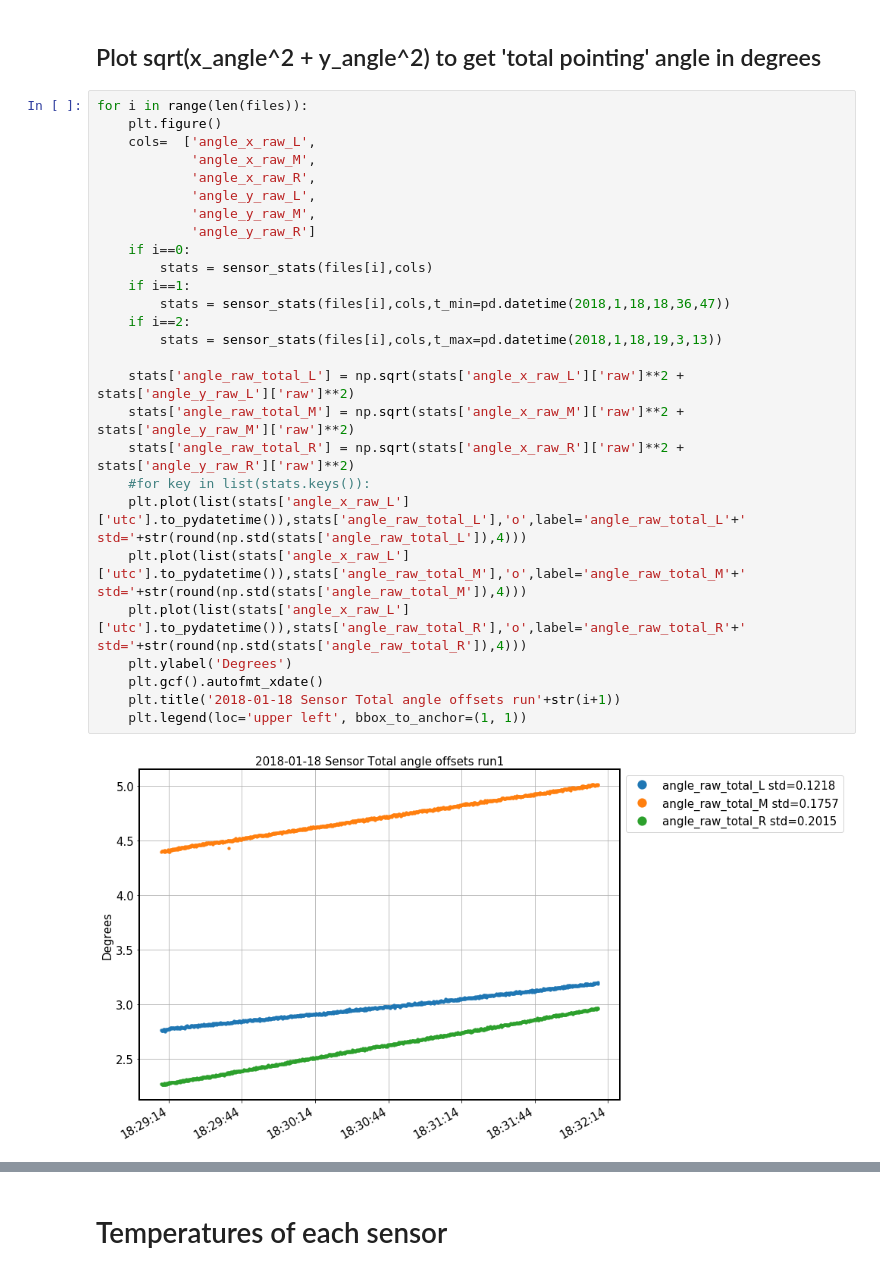
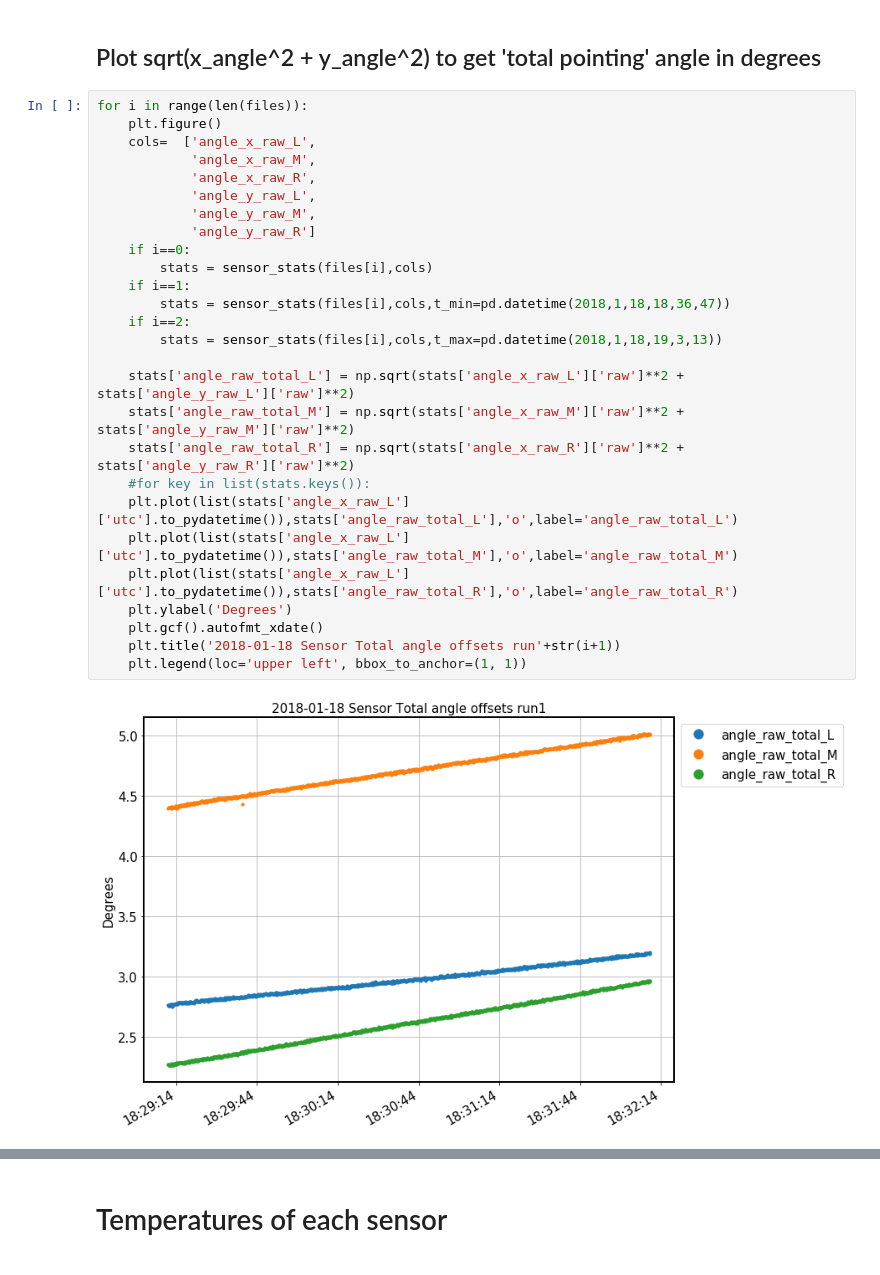
Before and after one commit to bpoche/GLO, a Jupyter notebook: tracking/sun_sensors/20180118_solar_sensor_precision_test1.ipynb, the cells around one changed output, grey strips where cells are left out. Cells and saved outputs as stored; diff of their text form.

```diff
--- a/tracking/sun_sensors/20180118_solar_sensor_precision_test1.ipynb
+++ b/tracking/sun_sensors/20180118_solar_sensor_precision_test1.ipynb
@@ -135,29 +135,29 @@ for i in range(len(files)):
 # %%
 for i in range(len(files)):
     plt.figure()
     cols=  ['angle_x_raw_L',
             'angle_x_raw_M',
             'angle_x_raw_R',
             'angle_y_raw_L',
             'angle_y_raw_M',
             'angle_y_raw_R']
     if i==0:
         stats = sensor_stats(files[i],cols)
     if i==1:
         stats = sensor_stats(files[i],cols,t_min=pd.datetime(2018,1,18,18,36,47))
     if i==2:
         stats = sensor_stats(files[i],cols,t_max=pd.datetime(2018,1,18,19,3,13))
 
     stats['angle_raw_total_L'] = np.sqrt(stats['angle_x_raw_L']['raw']**2 + stats['angle_y_raw_L']['raw']**2)
     stats['angle_raw_total_M'] = np.sqrt(stats['angle_x_raw_M']['raw']**2 + stats['angle_y_raw_M']['raw']**2)
     stats['angle_raw_total_R'] = np.sqrt(stats['angle_x_raw_R']['raw']**2 + stats['angle_y_raw_R']['raw']**2)
     #for key in list(stats.keys()):
-    plt.plot(list(stats['angle_x_raw_L']['utc'].to_pydatetime()),stats['angle_raw_total_L'],'o',label='angle_raw_total_L'+' std='+str(round(np.std(stats['angle_raw_total_L']),4)))
-    plt.plot(list(stats['angle_x_raw_L']['utc'].to_pydatetime()),stats['angle_raw_total_M'],'o',label='angle_raw_total_M'+' std='+str(round(np.std(stats['angle_raw_total_M']),4)))
-    plt.plot(list(stats['angle_x_raw_L']['utc'].to_pydatetime()),stats['angle_raw_total_R'],'o',label='angle_raw_total_R'+' std='+str(round(np.std(stats['angle_raw_total_R']),4)))
+    plt.plot(list(stats['angle_x_raw_L']['utc'].to_pydatetime()),stats['angle_raw_total_L'],'o',label='angle_raw_total_L')
+    plt.plot(list(stats['angle_x_raw_L']['utc'].to_pydatetime()),stats['angle_raw_total_M'],'o',label='angle_raw_total_M')
+    plt.plot(list(stats['angle_x_raw_L']['utc'].to_pydatetime()),stats['angle_raw_total_R'],'o',label='angle_raw_total_R')
     plt.ylabel('Degrees')
     plt.gcf().autofmt_xdate()
     plt.title('2018-01-18 Sensor Total angle offsets run'+str(i+1))
     plt.legend(loc='upper left', bbox_to_anchor=(1, 1))
 # %% [output]
-[figure, old version]
+[figure, new version]
```
Also changed, not shown: parts of 9 cells of this notebook.
